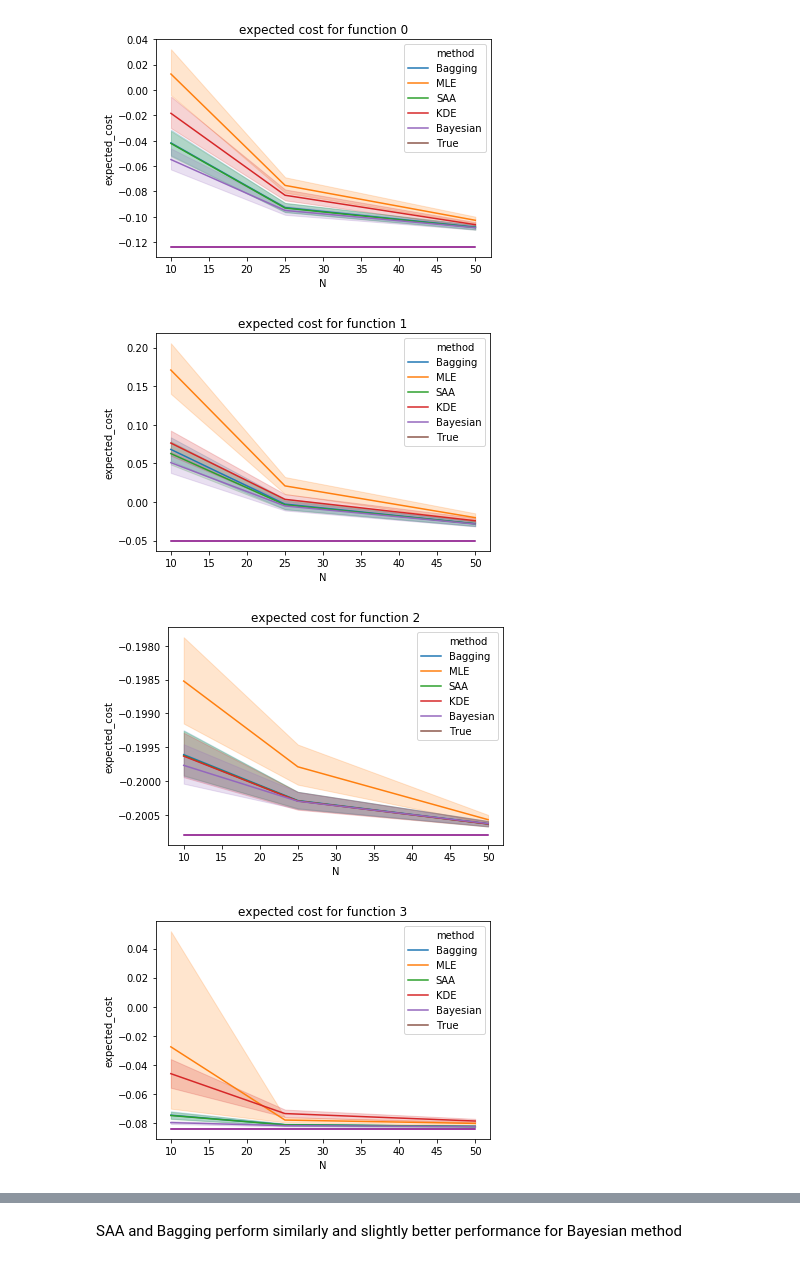
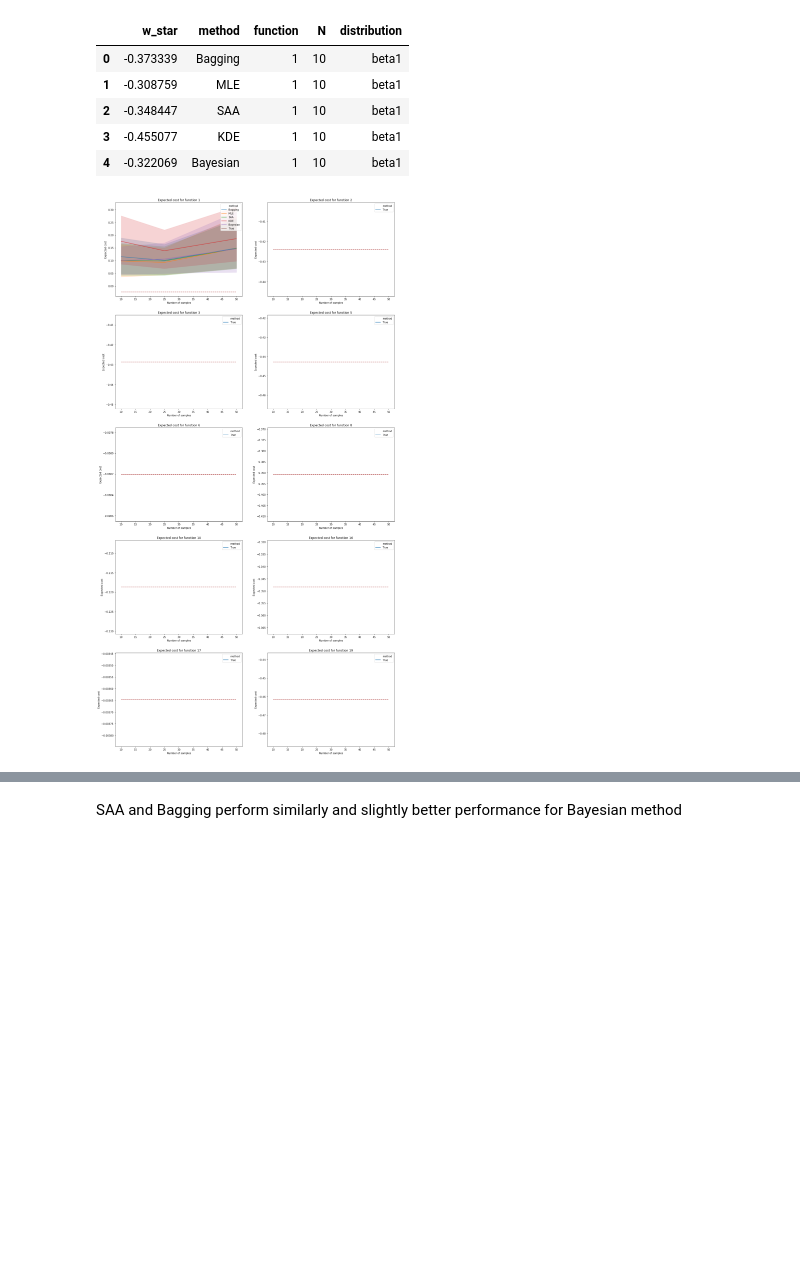
Before and after one commit to harrisonnguyen/stochastic_optimisation, a Jupyter notebook: BetaCostFunction/Beta_experiments.ipynb, the cells around one changed output, grey strips where cells are left out. Saved outputs shown, nothing was run; the diff lists cells and outputs as text; code cells hidden in the pictures; blank space fills up the shorter version.

Commit message:
added experiments to run

```diff
--- a/BetaCostFunction/Beta_experiments.ipynb
+++ b/BetaCostFunction/Beta_experiments.ipynb
@@ -68,0 +32,2 @@ def f8(x,y):
+# %%
+chosen_functions = [0,1,2,4,5,7,9,15,16,18]
@@ -69,6 +85,6 @@ def f8(x,y):
 # %%
 # Define the true distribution
-beta = st.beta(a = 2,b=2,loc=-1,scale=2)
+beta = st.beta(a = 2,b=5,loc=-1,scale=2)
 
 # plot the pdf within the range
 x = np.arange (-1, 1, 0.01)
@@ -192,26 +296,44 @@ ValueError: Domain error in arguments.
+# %%
+df.head()
+# %% [output]
+|  | w_star | method | function | N | distribution |
+| 0 | -0.373339 | Bagging | 1 | 10 | beta1 |
+| 1 | -0.308759 | MLE | 1 | 10 | beta1 |
+| 2 | -0.348447 | SAA | 1 | 10 | beta1 |
+| 3 | -0.455077 | KDE | 1 | 10 | beta1 |
+| 4 | -0.322069 | Bayesian | 1 | 10 | beta1 |
 # %%
-samples = beta.rvs(10000)
+#df = pd.read_csv("beta_experiments_redone_v2.csv",index_col=0)
+samples = beta.rvs(100000)
 df['expected_cost'] = 0
-for i in range(len(functions)):
-    mask = (df['function'] == i)
+for i in range(len(chosen_functions)):
+    mask = (df['function'] == chosen_functions[i]+1)
     df_valid = df[mask]
+    coefs = cost_coefs.iloc[chosen_functions[i]].values
+    new_f = lambda x,y: f_mean(x,y,coefs[0],coefs[1],coefs[2])
     df.loc[mask, 'expected_cost'] = df_valid['w_star'].apply(
-                                        lambda x:functions[i](x,samples))
+                                        lambda x:new_f(x,samples))
     #item = df[df['function']== i]
     #df['expected_cost'] = df['w_star'].apply(lambda x:f(x,samples))
-# %%
-df = df[(df["w_star"]<10) & (df["w_star"]>-10)]
 # %%
-for i in range(len(functions)):
-    df_valid = df[df['function']==i]
+fig, axes = plt.subplots(5, 2,figsize=(20,40))
+axes = axes.reshape(-1)
+for i in range(len(chosen_functions)):
+    #ax = fig.add_subplot(4, 5, i+1)
+    df_valid = df[(df['function']==chosen_functions[i]+1)]
     ax = sns.lineplot(x=df_valid['N'], y=df_valid['expected_cost'],
-                      hue=df_valid['method'])
-    plt.plot(N,[df_valid[df_valid['method']=='True']['expected_cost'].iloc[0]]*len(N),
-             color='purple')
-    plt.title("expected cost for function {0}".format(i))
-    plt.show()
+                      hue=df_valid['method'],ax=axes[i])
+
+    df_valid = df[(df['function']==chosen_functions[i]+1)&(df['method']=="True")]
+    ax.plot(N,[df_valid['expected_cost'].iloc[0]]*len(N),
+             color='brown',linestyle="--")
+    ax.set_title("Expected cost for function {0}".format(chosen_functions[i]+1))
+    ax.set_ylabel("Expected cost")
+    ax.set_xlabel("Number of samples")
+    #plt.show()
+#fig.subplots_adjust(top = 1, bottom = 0, right = 1, left = 0,
+#            hspace = 0.1, wspace = 0.1)
+#fig.savefig("cost_functions_results_20.png", bbox_inches = 'tight',
+#    pad_inches = 0)
 # %% [output]
-[figure, old version]
+[figure, new version]
-[figure, removed]
-[figure, removed]
-[figure, removed]
```
Also changed, not shown: parts of 19 cells of this notebook, 6 other files.
